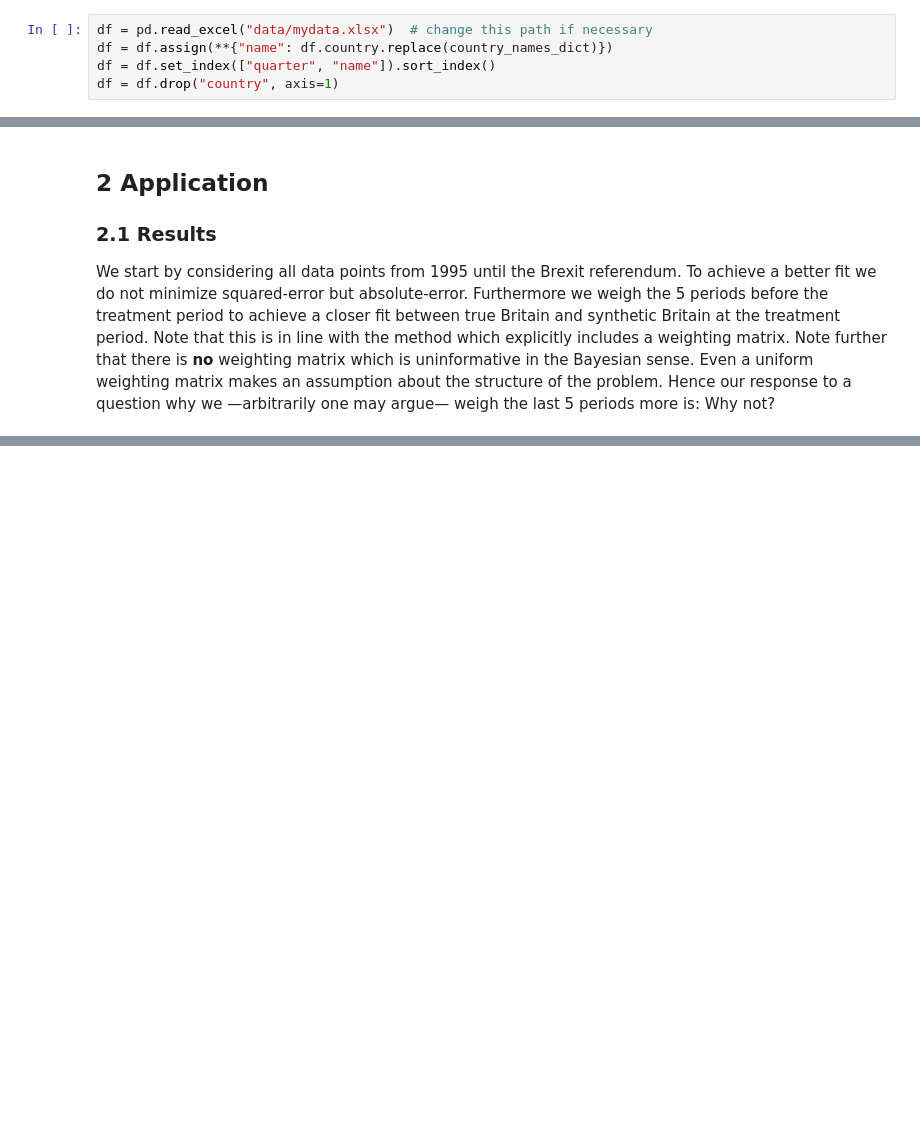
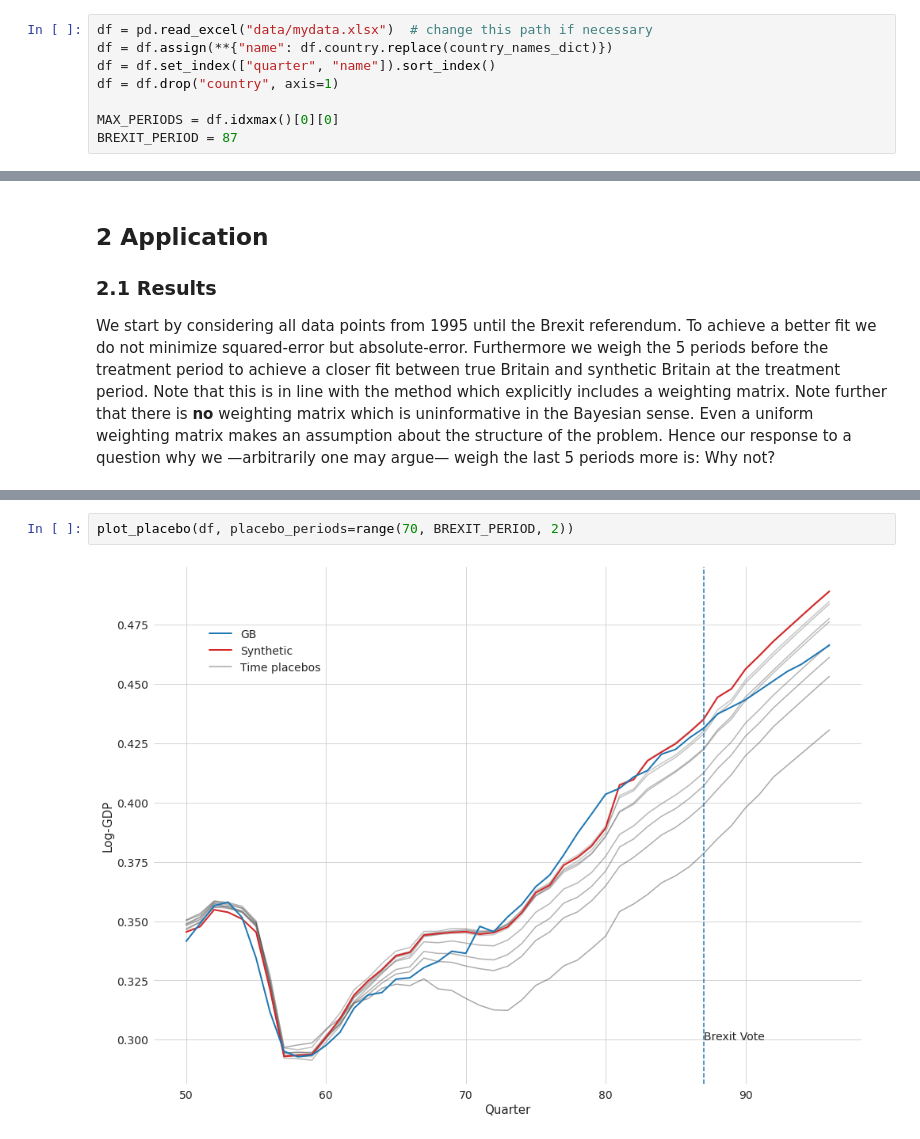
Before and after one commit to timmens/macro_problems, a Jupyter notebook: assignment1.ipynb, the cells around one changed output, grey strips where cells are left out. Saved outputs shown, nothing was run; the diff lists cells and outputs as text; blank space fills up the shorter version.

```diff
--- a/assignment1.ipynb
+++ b/assignment1.ipynb
@@ -65,4 +65,7 @@ df = pd.read_excel("data/mydata.xlsx")  # change this path if necessary
 df = df.assign(**{"name": df.country.replace(country_names_dict)})
 df = df.set_index(["quarter", "name"]).sort_index()
 df = df.drop("country", axis=1)
+
+MAX_PERIODS = df.idxmax()[0][0]
+BREXIT_PERIOD = 87
 # %%
@@ -324,0 +444,4 @@ plot_results(df, result, 87, periods=range(80, 97), ylim=(0.3, 0.6))
+# %%
+plot_placebo(df, placebo_periods=range(70, BREXIT_PERIOD, 2))
+# %% [output]
+[figure, added]
```
Also changed, not shown: parts of 23 cells of this notebook.
